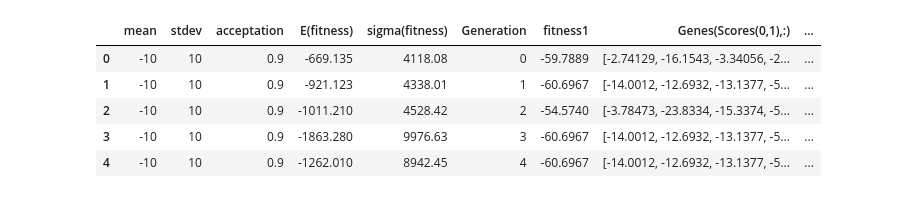
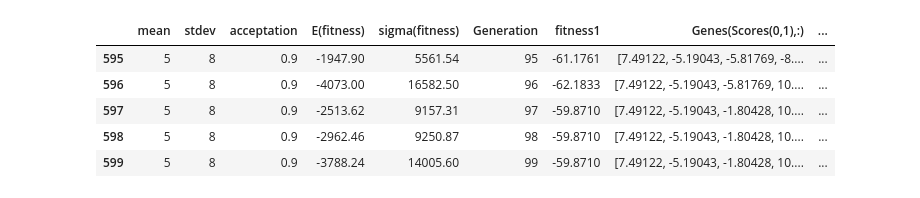
Before and after one commit to iSkeeToX/Projet_Cpp_M1, a Jupyter notebook: Projet/Graphe_Trou.ipynb, the cells around one changed output. Drawn from its saved outputs; the diff is of its cells as text; code cells hidden in the pictures.

```diff
--- a/Projet/Graphe_Trou.ipynb
+++ b/Projet/Graphe_Trou.ipynb
@@ -1,17 +1,17 @@
 # %%
 import matplotlib.pyplot as plt
 import pandas as pd
 import numpy as np
 data = pd.read_csv("Data/Plus_De_Trou/Plus_De_Trou_m.txt", sep=";")
 
-data.head()
+data.tail()
 # %% [output]
 |  | mean | stdev | acceptation | E(fitness) | sigma(fitness) | Generation | fitness1 | Genes(Scores(0,1),:) | ... |
-| 0 | -10 | 10 | 0.9 | -669.135 | 4118.08 | 0 | -59.7889 | [-2.74129, -16.1543, -3.34056, -2... | ... |
-| 1 | -10 | 10 | 0.9 | -921.123 | 4338.01 | 1 | -60.6967 | [-14.0012, -12.6932, -13.1377, -5... | ... |
-| 2 | -10 | 10 | 0.9 | -1011.210 | 4528.42 | 2 | -54.5740 | [-3.78473, -23.8334, -15.3374, -5... | ... |
-| 3 | -10 | 10 | 0.9 | -1863.280 | 9976.63 | 3 | -60.6967 | [-14.0012, -12.6932, -13.1377, -5... | ... |
-| 4 | -10 | 10 | 0.9 | -1262.010 | 8942.45 | 4 | -60.6967 | [-14.0012, -12.6932, -13.1377, -5... | ... |
+| 595 | 5 | 8 | 0.9 | -1947.90 | 5561.54 | 95 | -61.1761 | [7.49122, -5.19043, -5.81769, -8.... | ... |
+| 596 | 5 | 8 | 0.9 | -4073.00 | 16582.50 | 96 | -62.1833 | [7.49122, -5.19043, -5.81769, 10.... | ... |
+| 597 | 5 | 8 | 0.9 | -2513.62 | 9157.31 | 97 | -59.8710 | [7.49122, -5.19043, -1.80428, 10.... | ... |
+| 598 | 5 | 8 | 0.9 | -2962.46 | 9250.87 | 98 | -59.8710 | [7.49122, -5.19043, -1.80428, 10.... | ... |
+| 599 | 5 | 8 | 0.9 | -3788.24 | 14005.60 | 99 | -59.8710 | [7.49122, -5.19043, -1.80428, 10.... | ... |
 # %%
 Values = [(-10, 10, -3000, "k"), (0, 10, -3000, "tab:blue")]
 
```
Also changed, not shown: parts of 2 cells of this notebook, 12 other files.
